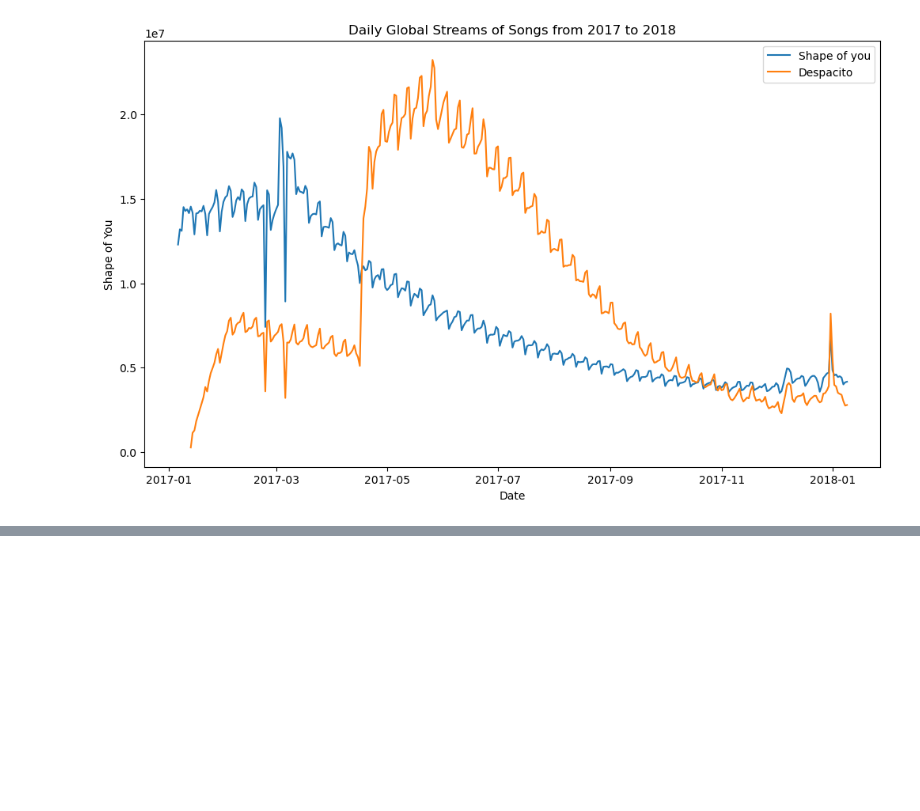
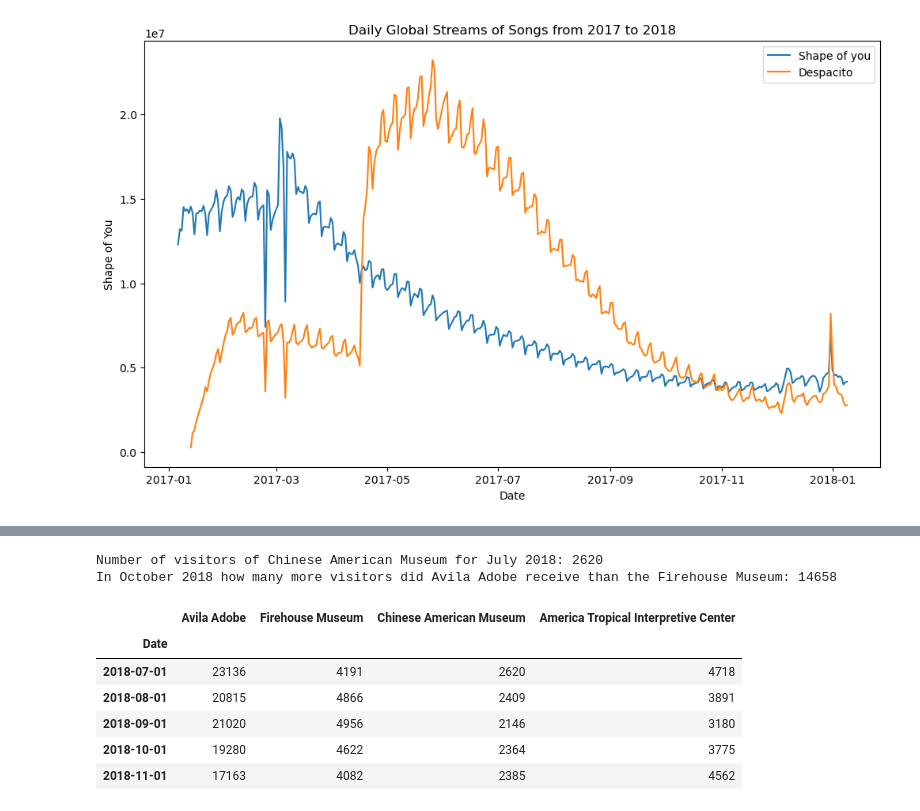
Before and after one commit to jci02/Data-Visualization, a Jupyter notebook: Line Charts.ipynb, the cells around one changed output, grey strips where cells are left out. Cells and saved outputs as stored; diff of their text form; code cells hidden in the pictures; blank space fills up the shorter version.

```diff
--- a/Line Charts.ipynb
+++ b/Line Charts.ipynb
@@ -98,0 +112,14 @@ plt.show()
+# %%
+print(f"Number of visitors of Chinese American Museum for July 2018: {museum_data.loc["2018-07-01","Chinese American Museum"]}")
+print(f"In October 2018 how many more visitors did Avila Adobe receive than the Firehouse Museum: {museum_data.loc["2018-10-01","Avila Adobe"]-museum_data.loc["2018-10-01","Firehouse Museum"]}")
+museum_data.tail()
+# %% [output]
+Number of visitors of Chinese American Museum for July 2018: 2620
+In October 2018 how many more visitors did Avila Adobe receive than the Firehouse Museum: 14658
+|  | Avila Adobe | Firehouse Museum | Chinese American Museum | America Tropical Interpretive Center |
+| Date |  |  |  |  |
+| 2018-07-01 | 23136 | 4191 | 2620 | 4718 |
+| 2018-08-01 | 20815 | 4866 | 2409 | 3891 |
+| 2018-09-01 | 21020 | 4956 | 2146 | 3180 |
+| 2018-10-01 | 19280 | 4622 | 2364 | 3775 |
+| 2018-11-01 | 17163 | 4082 | 2385 | 4562 |
```
Also changed, not shown: parts of 2 cells of this notebook, 1 other file.
